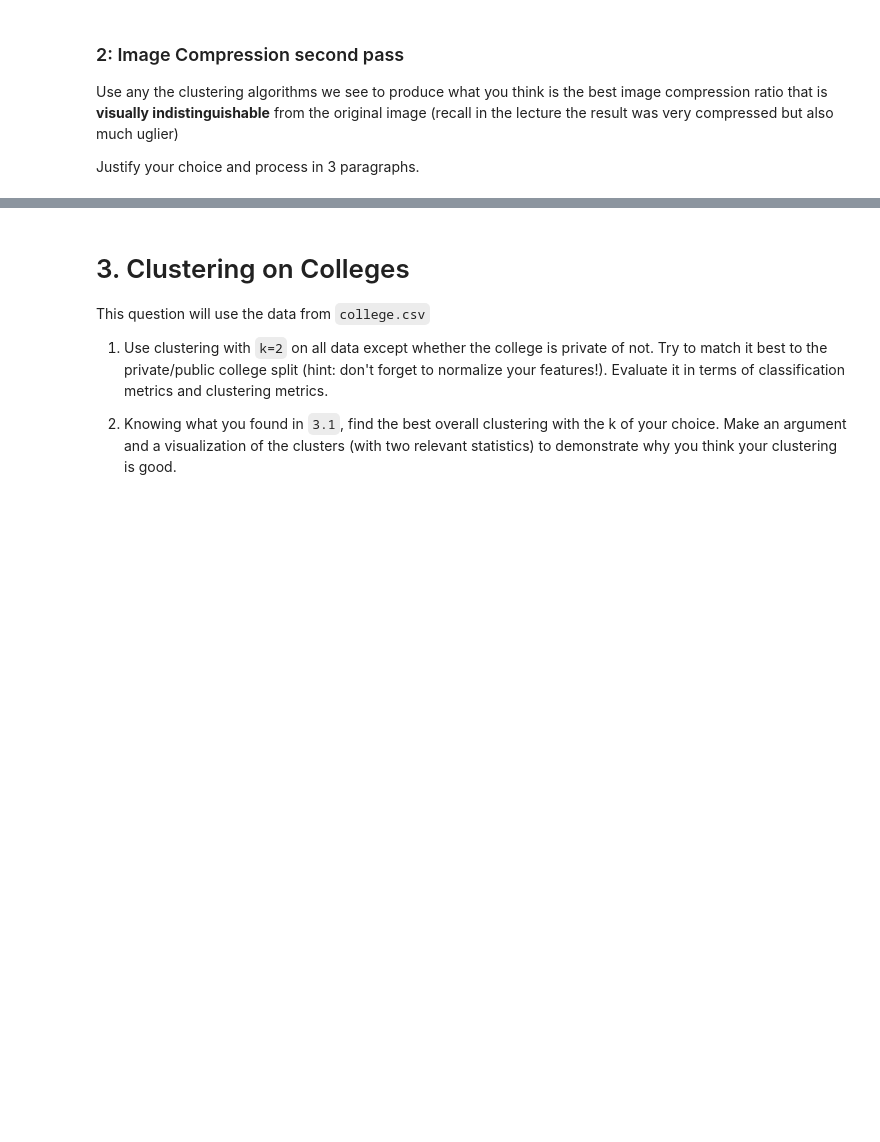
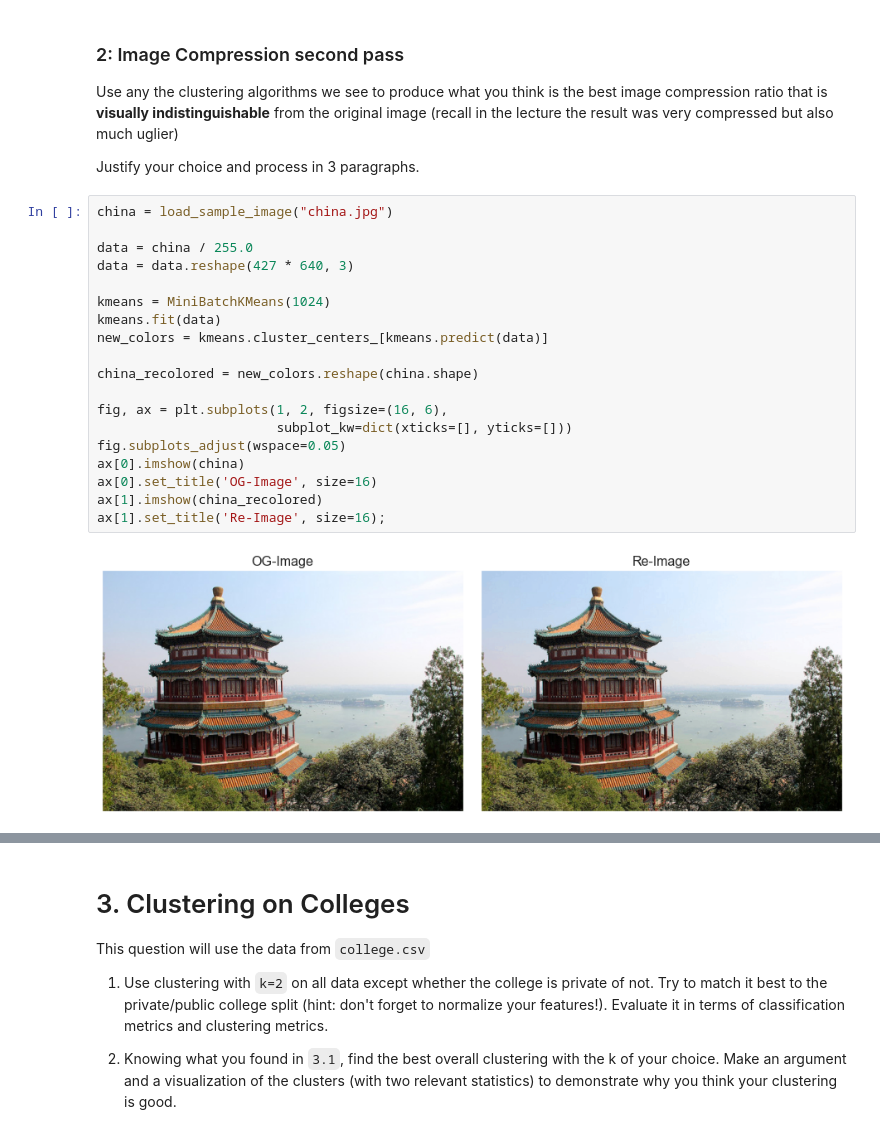
Before and after one commit to cb-ds-1/4-3-clustering, a Jupyter notebook: workshop.ipynb, the cells around one changed output, grey strips where cells are left out. Cells and saved outputs as stored; diff of their text form; blank space fills up the shorter version.

```diff
--- a/workshop.ipynb
+++ b/workshop.ipynb
@@ -16,3 +73,24 @@ Use K-means clustering on the MNIST dataset (which can be imported with `from sk
 Use any the clustering algorithms we see to produce what you think is the best image compression ratio that is **visually indistinguishable** from the original image (recall in the lecture the result was very compressed but also much uglier)
 
 Justify your choice and process in 3 paragraphs.
+# %%
+china = load_sample_image("china.jpg")
+
+data = china / 255.0
+data = data.reshape(427 * 640, 3)
+
+kmeans = MiniBatchKMeans(1024)
+kmeans.fit(data)
+new_colors = kmeans.cluster_centers_[kmeans.predict(data)]
+
+china_recolored = new_colors.reshape(china.shape)
+
+fig, ax = plt.subplots(1, 2, figsize=(16, 6),
+                       subplot_kw=dict(xticks=[], yticks=[]))
+fig.subplots_adjust(wspace=0.05)
+ax[0].imshow(china)
+ax[0].set_title('OG-Image', size=16)
+ax[1].imshow(china_recolored)
+ax[1].set_title('Re-Image', size=16);
+# %% [output]
+[figure, added]
```
Also changed, not shown: parts of 9 cells of this notebook.
